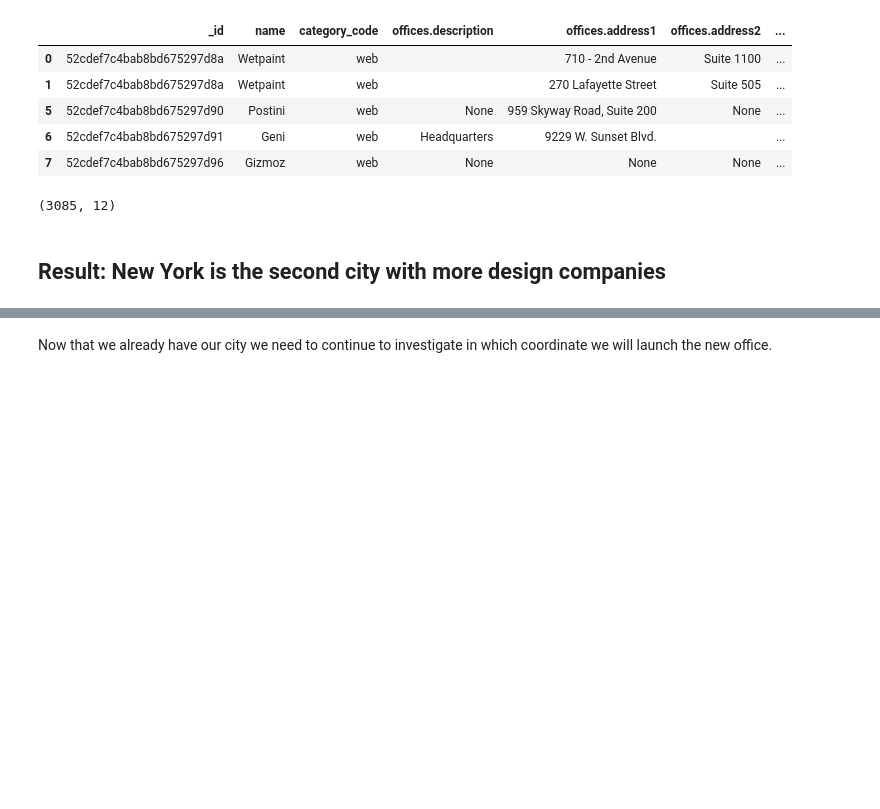
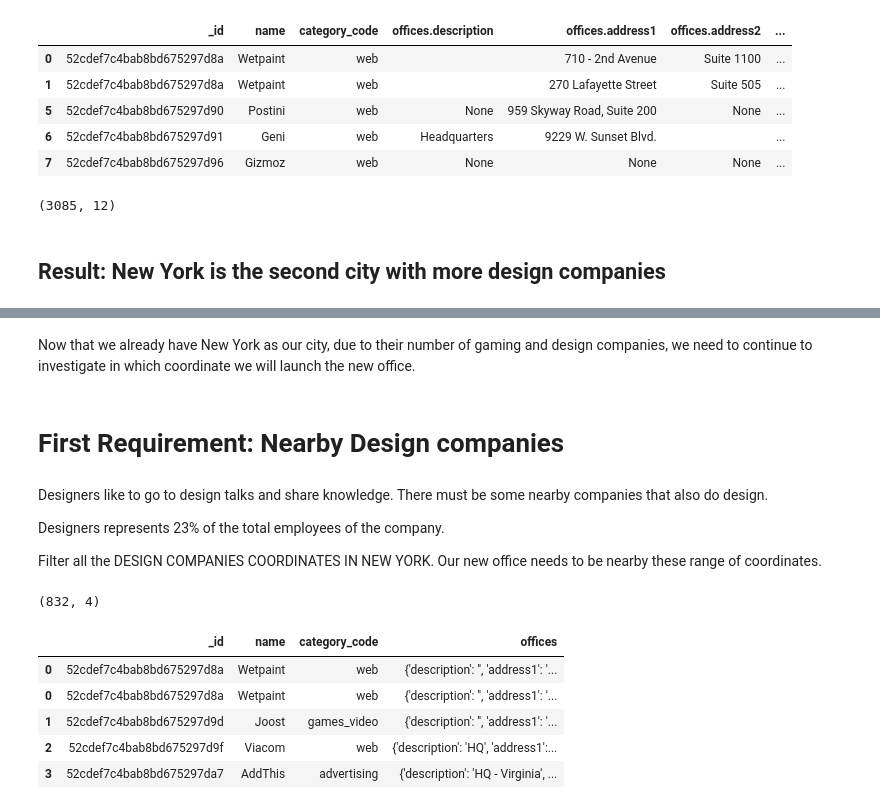
Before and after one commit to Carolinacastioni/mongo-project, a Jupyter notebook: Input/Project.ipynb, the cells around one changed output, grey strips where cells are left out. Cells and saved outputs as stored; diff of their text form; code cells hidden in the pictures; blank space fills up the shorter version.

```diff
--- a/Input/Project.ipynb
+++ b/Input/Project.ipynb
@@ -138,3 +128,28 @@ Dupont                    1
 Name: offices.city, Length: 900, dtype: int64
 # %% [markdown]
-Now that we already have our city we need to continue to investigate in which coordinate we will launch the new office.
+Now that we already have New York as our city, due to their number of gaming and design companies, we need to continue to investigate in which coordinate we will launch the new office.
+# %% [markdown]
+# First Requirement: Nearby Design companies
+# %% [markdown]
+Designers like to go to design talks and share knowledge. There must be some nearby companies that also do design.
+
+Designers represents 23% of the total employees of the company.
+
+Filter all the DESIGN COMPANIES COORDINATES IN NEW YORK. Our new office needs to be nearby these range of coordinates.
+# %%
+all_offices = list(db.companies.find({"offices.city":{"$eq":"New York"}},{"offices":1,"name":1,"category_code":1}))
+# %%
+companydata = pd.DataFrame(all_offices)
+companydata.shape
+# %% [output]
+(832, 4)
+# %%
+companydata = companydata.explode("offices")
+companydata.head()
+# %% [output]
+|  | _id | name | category_code | offices |
+| 0 | 52cdef7c4bab8bd675297d8a | Wetpaint | web | {'description': '', 'address1': '... |
+| 0 | 52cdef7c4bab8bd675297d8a | Wetpaint | web | {'description': '', 'address1': '... |
+| 1 | 52cdef7c4bab8bd675297d9d | Joost | games_video | {'description': '', 'address1': '... |
+| 2 | 52cdef7c4bab8bd675297d9f | Viacom | web | {'description': 'HQ', 'address1':... |
+| 3 | 52cdef7c4bab8bd675297da7 | AddThis | advertising | {'description': 'HQ - Virginia', ... |
```
Also changed, not shown: parts of 39 cells of this notebook, 4 other files.
